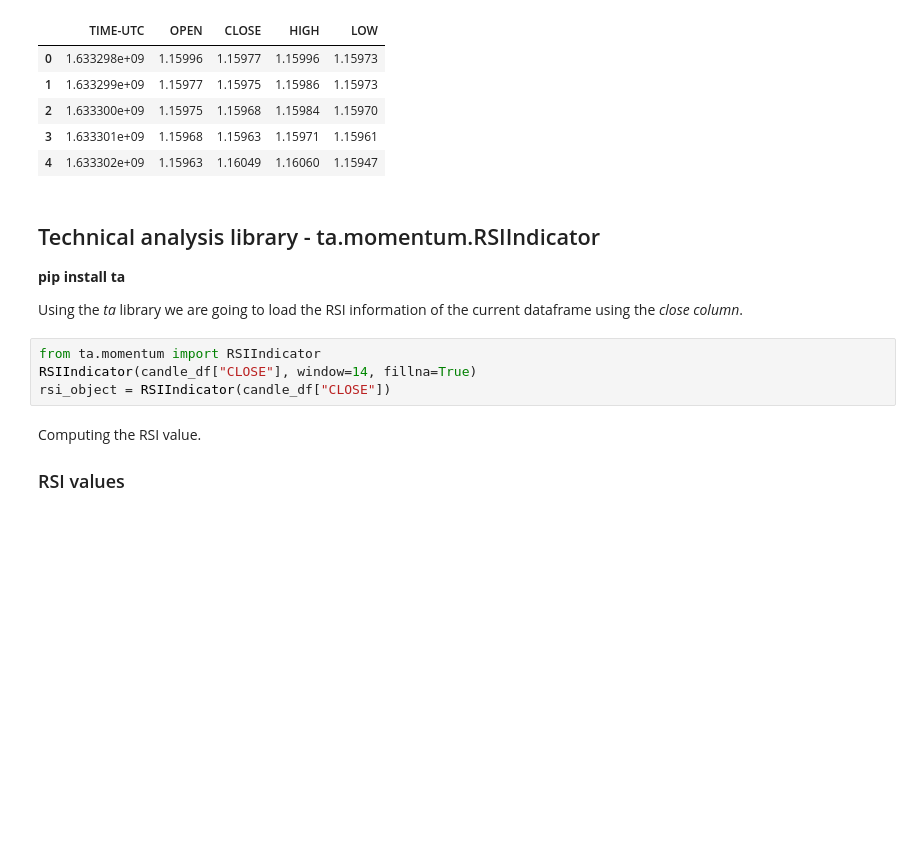
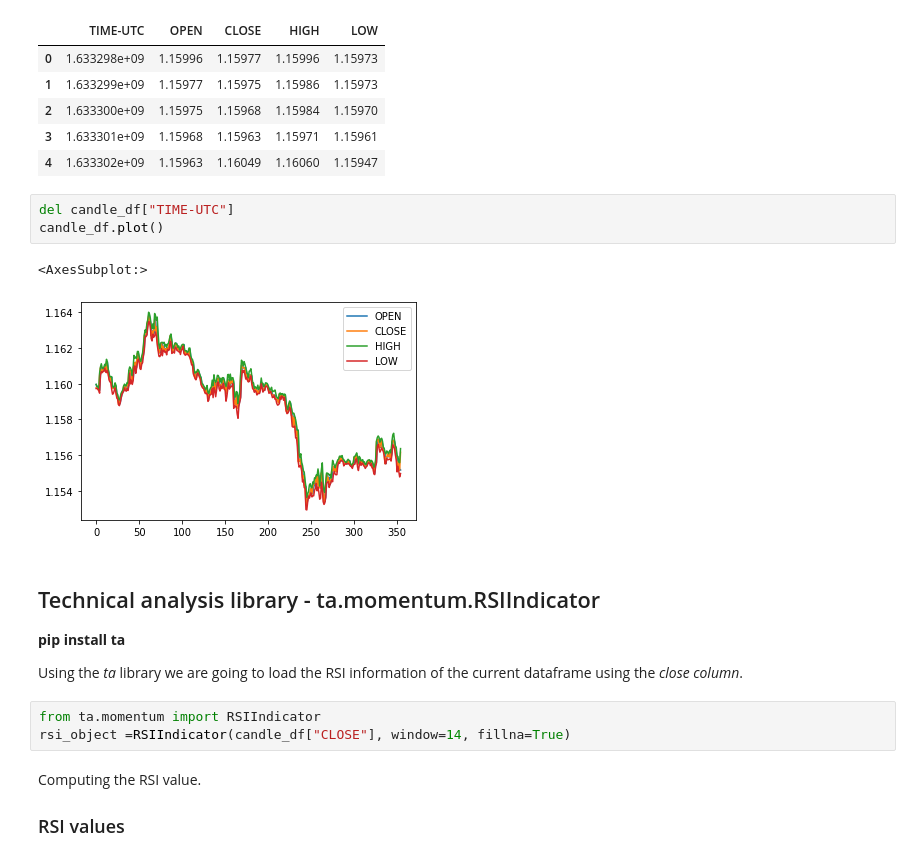
Before and after one commit to kecoma1/Trading_BOT, a Jupyter notebook: ta/RSI/RSI.ipynb, the cells around one changed output. Cells and saved outputs as stored; diff of their text form; blank space fills up the shorter version.

```diff
--- a/ta/RSI/RSI.ipynb
+++ b/ta/RSI/RSI.ipynb
@@ -23,6 +23,12 @@ candle_df.head(5)
 | 2 | 1.633300e+09 | 1.15975 | 1.15968 | 1.15984 | 1.15970 |
 | 3 | 1.633301e+09 | 1.15968 | 1.15963 | 1.15971 | 1.15961 |
 | 4 | 1.633302e+09 | 1.15963 | 1.16049 | 1.16060 | 1.15947 |
+# %%
+del candle_df["TIME-UTC"]
+candle_df.plot()
+# %% [output]
+<AxesSubplot:>
+[figure, added]
 # %% [markdown]
 ## Technical analysis library - ta.momentum.RSIIndicator
 **pip install ta**
@@ -30,8 +36,7 @@ candle_df.head(5)
 Using the *ta* library we are going to load the RSI information of the current dataframe using the *close column*.
 # %%
 from ta.momentum import RSIIndicator
-RSIIndicator(candle_df["CLOSE"], window=14, fillna=True)
-rsi_object = RSIIndicator(candle_df["CLOSE"])
+rsi_object =RSIIndicator(candle_df["CLOSE"], window=14, fillna=True)
 # %% [markdown]
 Computing the RSI value.
 
```
Also changed, not shown: parts of 2 cells of this notebook, 5 other files.
